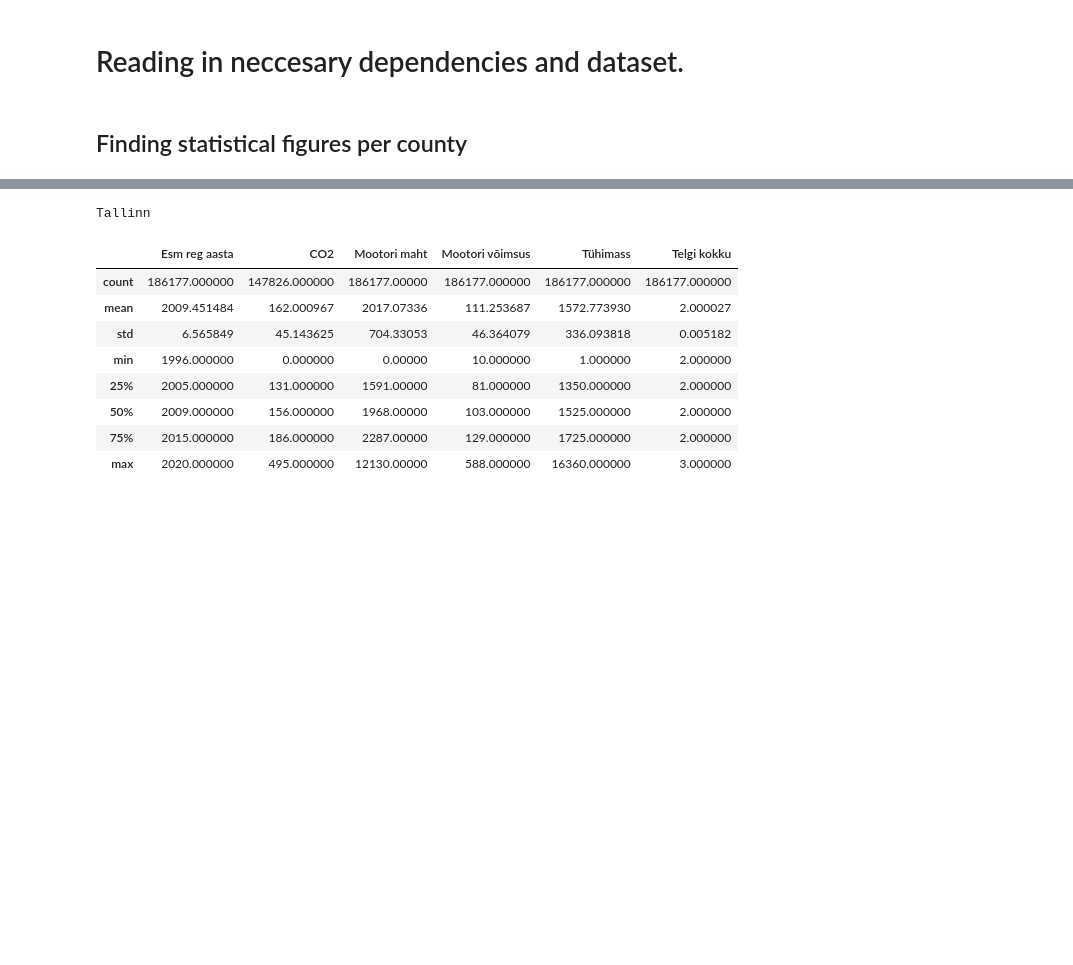
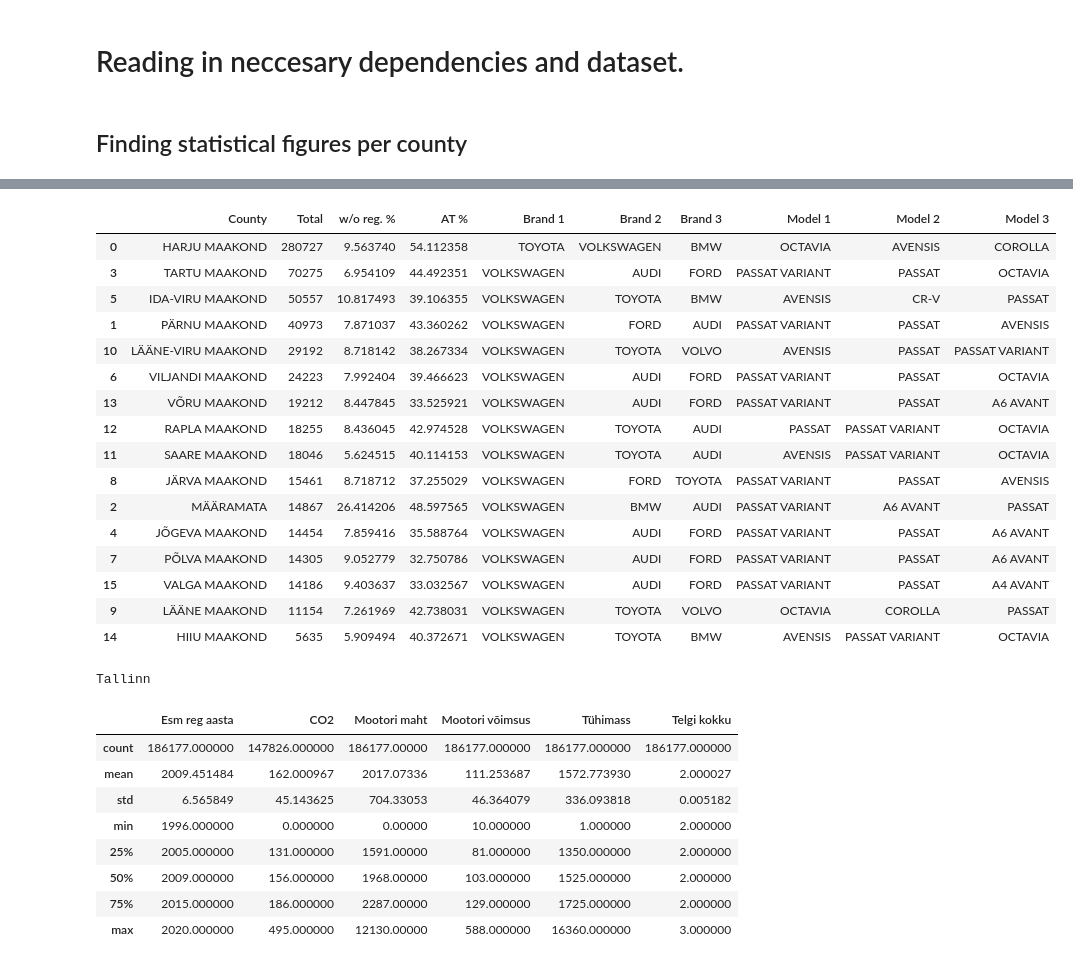
Before and after one commit to Rapur101/IDS2020Project, a Jupyter notebook: Data mining.ipynb, the cells around one changed output, grey strips where cells are left out. Cells and saved outputs as stored; diff of their text form; code cells hidden in the pictures; blank space fills up the shorter version.

Commit message:
Basic statistical figures per county

```diff
--- a/Data mining.ipynb
+++ b/Data mining.ipynb
@@ -7,10 +7,3 @@ import numpy as np
 data =  pd.read_csv("data/cleanedData.csv")
 # %% [markdown]
 <h2>Finding statistical figures per county</h2>
-# %%
-for county in data["Maakond"].unique():
-    countyData = data.loc[data['Maakond'] == county]
-    print(county)
-    display(countyData.describe())
-    display(countyData.groupby("Mark").count()["Üldine staatus"].sort_values(ascending=False).head())
-    display(countyData.groupby("Mudel").count()["Üldine staatus"].sort_values(ascending=False).head())
@@ -91,3 +10,56 @@ Name: Üldine staatus, dtype: int64
+# %%
+county_dataset = pd.DataFrame(columns=["County","Total","w/o reg. %", "AT %",
+                                       "Brand 1", "Brand 2", "Brand 3",
+                                      "Model 1", "Model 2", "Model 3"])
+
+i =0
+for county in data["Maakond"].unique():
+    countyData = data.loc[data['Maakond'] == county]
+
+    cars = len(countyData)
+    stopedCars = len(countyData[countyData["Üldine staatus"] == "PEATATUD"])
+    atCars = len(countyData[(countyData["Käigukasti tüüp"] == "CVT") |
+                             (countyData["Käigukasti tüüp"] == "AUTOMAAT")])
+    stopedPercentage = (stopedCars/cars) * 100
+    atPercentage = (atCars/cars) * 100
+
+    topBrands = countyData.groupby("Mark").size().sort_values(ascending=False)
+    topModels = countyData.groupby("Mudel").size().sort_values(ascending=False)
+
+    brand1 = str(topBrands.index[0]) #+ ": " + str(topBrands[0])
+    brand2 = str(topBrands.index[1]) #+ ": " +  str(topBrands[1])
+    brand3 = str(topBrands.index[2]) #+ ": " +  str(topBrands[2])
+
+    model1 = str(topModels.index[0]) #+ ": " + str(topModels[0])
+    model2 = str(topModels.index[1]) #+ ": " +  str(topModels[1])
+    model3 = str(topModels.index[2]) #+ ": " +  str(topModels[2])
+
+    county_dataset.loc[i] = [county] + [cars] + [stopedPercentage] + [atPercentage] + [brand1] + [brand2] + [brand3] + [model1] + [model2] + [model3]
+    i +=1
+
+county_dataset = county_dataset.sort_values(by="Total", ascending= False)
+display(county_dataset)
+    #display(countyData.describe())
+    #display(countyData.groupby("Mark").count()["Üldine staatus"].sort_values(ascending=False).head())
+    #display(countyData.groupby("Mudel").count()["Üldine staatus"].sort_values(ascending=False).head())
+# %% [output]
+|  | County | Total | w/o reg. % | AT % | Brand 1 | Brand 2 | Brand 3 | Model 1 | Model 2 | Model 3 |
+| 0 | HARJU MAAKOND | 280727 | 9.563740 | 54.112358 | TOYOTA | VOLKSWAGEN | BMW | OCTAVIA | AVENSIS | COROLLA |
+| 3 | TARTU MAAKOND | 70275 | 6.954109 | 44.492351 | VOLKSWAGEN | AUDI | FORD | PASSAT VARIANT | PASSAT | OCTAVIA |
+| 5 | IDA-VIRU MAAKOND | 50557 | 10.817493 | 39.106355 | VOLKSWAGEN | TOYOTA | BMW | AVENSIS | CR-V | PASSAT |
+| 1 | PÄRNU MAAKOND | 40973 | 7.871037 | 43.360262 | VOLKSWAGEN | FORD | AUDI | PASSAT VARIANT | PASSAT | AVENSIS |
+| 10 | LÄÄNE-VIRU MAAKOND | 29192 | 8.718142 | 38.267334 | VOLKSWAGEN | TOYOTA | VOLVO | AVENSIS | PASSAT | PASSAT VARIANT |
+| 6 | VILJANDI MAAKOND | 24223 | 7.992404 | 39.466623 | VOLKSWAGEN | AUDI | FORD | PASSAT VARIANT | PASSAT | OCTAVIA |
+| 13 | VÕRU MAAKOND | 19212 | 8.447845 | 33.525921 | VOLKSWAGEN | AUDI | FORD | PASSAT VARIANT | PASSAT | A6 AVANT |
+| 12 | RAPLA MAAKOND | 18255 | 8.436045 | 42.974528 | VOLKSWAGEN | TOYOTA | AUDI | PASSAT | PASSAT VARIANT | OCTAVIA |
+| 11 | SAARE MAAKOND | 18046 | 5.624515 | 40.114153 | VOLKSWAGEN | TOYOTA | AUDI | AVENSIS | PASSAT VARIANT | OCTAVIA |
+| 8 | JÄRVA MAAKOND | 15461 | 8.718712 | 37.255029 | VOLKSWAGEN | FORD | TOYOTA | PASSAT VARIANT | PASSAT | AVENSIS |
+| 2 | MÄÄRAMATA | 14867 | 26.414206 | 48.597565 | VOLKSWAGEN | BMW | AUDI | PASSAT VARIANT | A6 AVANT | PASSAT |
+| 4 | JÕGEVA MAAKOND | 14454 | 7.859416 | 35.588764 | VOLKSWAGEN | AUDI | FORD | PASSAT VARIANT | PASSAT | A6 AVANT |
+| 7 | PÕLVA MAAKOND | 14305 | 9.052779 | 32.750786 | VOLKSWAGEN | AUDI | FORD | PASSAT VARIANT | PASSAT | A6 AVANT |
+| 15 | VALGA MAAKOND | 14186 | 9.403637 | 33.032567 | VOLKSWAGEN | AUDI | FORD | PASSAT VARIANT | PASSAT | A4 AVANT |
+| 9 | LÄÄNE MAAKOND | 11154 | 7.261969 | 42.738031 | VOLKSWAGEN | TOYOTA | VOLVO | OCTAVIA | COROLLA | PASSAT |
+| 14 | HIIU MAAKOND | 5635 | 5.909494 | 40.372671 | VOLKSWAGEN | TOYOTA | BMW | AVENSIS | PASSAT VARIANT | OCTAVIA |
 # %%
 for city in data["Linn"].unique():
     countyData = data.loc[data['Linn'] == city]
```
Also changed, not shown: parts of 1 cell of this notebook.
